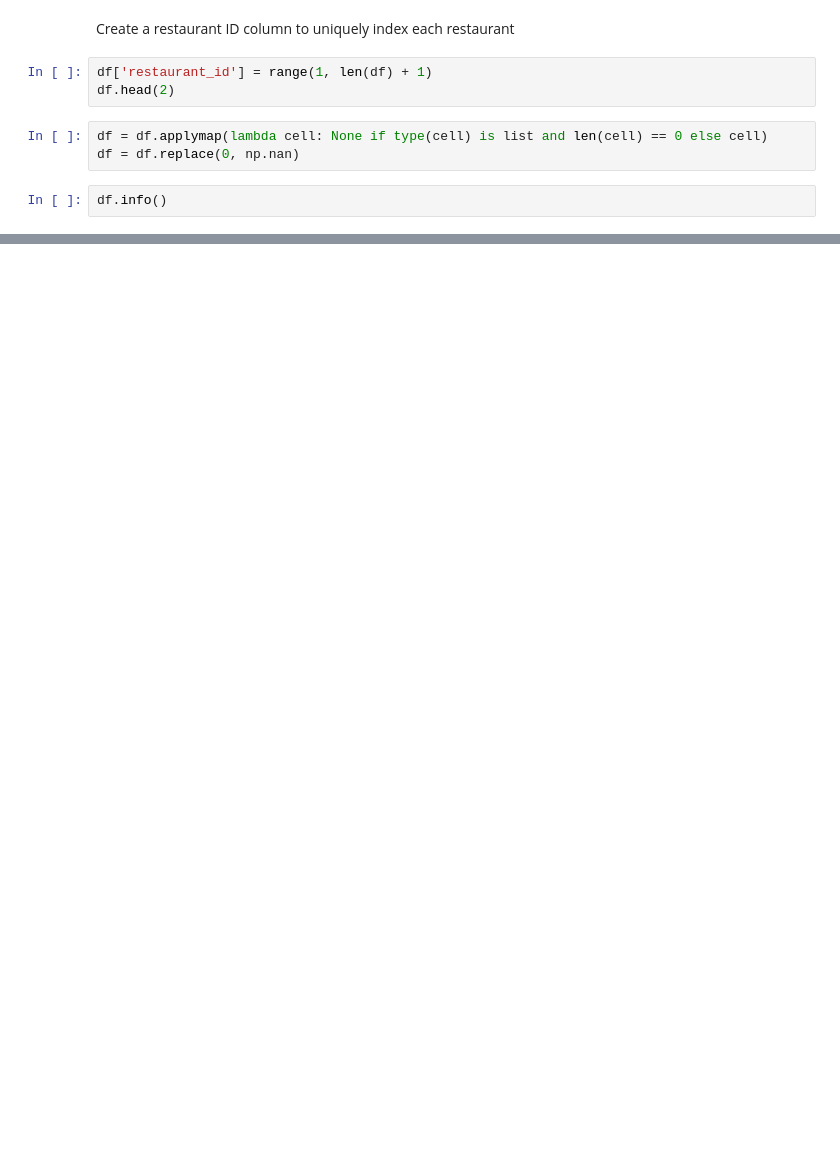
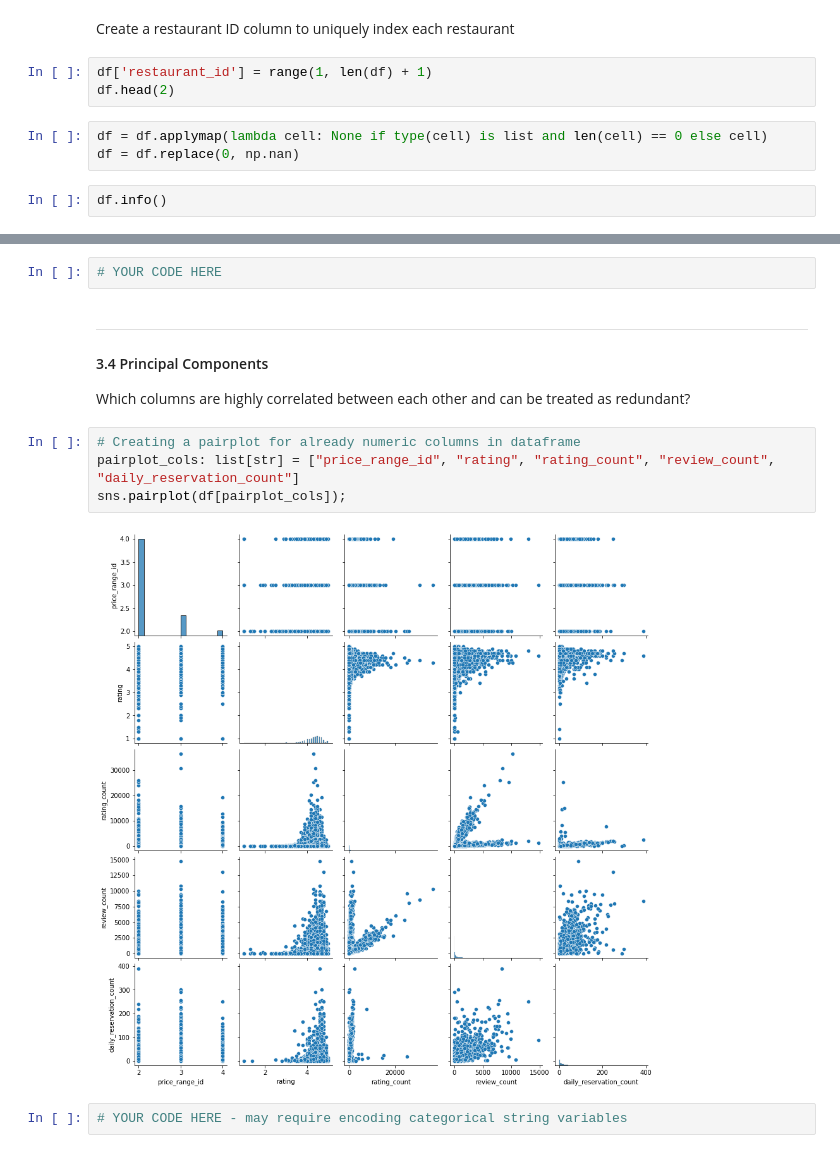
Before and after one commit to dotlas/mission_dotlas, a Jupyter notebook: analysis.ipynb, the cells around one changed output, grey strips where cells are left out. Saved outputs shown, nothing was run; the diff lists cells and outputs as text; blank space fills up the shorter version.

```diff
--- a/analysis.ipynb
+++ b/analysis.ipynb
@@ -88,0 +118,16 @@ df.info()
+# %%
+# YOUR CODE HERE
+# %% [markdown]
+---
+
+#### 3.4 Principal Components
+
+Which columns are highly correlated between each other and can be treated as redundant?
+# %%
+# Creating a pairplot for already numeric columns in dataframe
+pairplot_cols: list[str] = ["price_range_id", "rating", "rating_count", "review_count", "daily_reservation_count"]
+sns.pairplot(df[pairplot_cols]);
+# %% [output]
+[figure, added]
+# %%
+# YOUR CODE HERE - may require encoding categorical string variables
```
Also changed, not shown: parts of 14 cells of this notebook.
